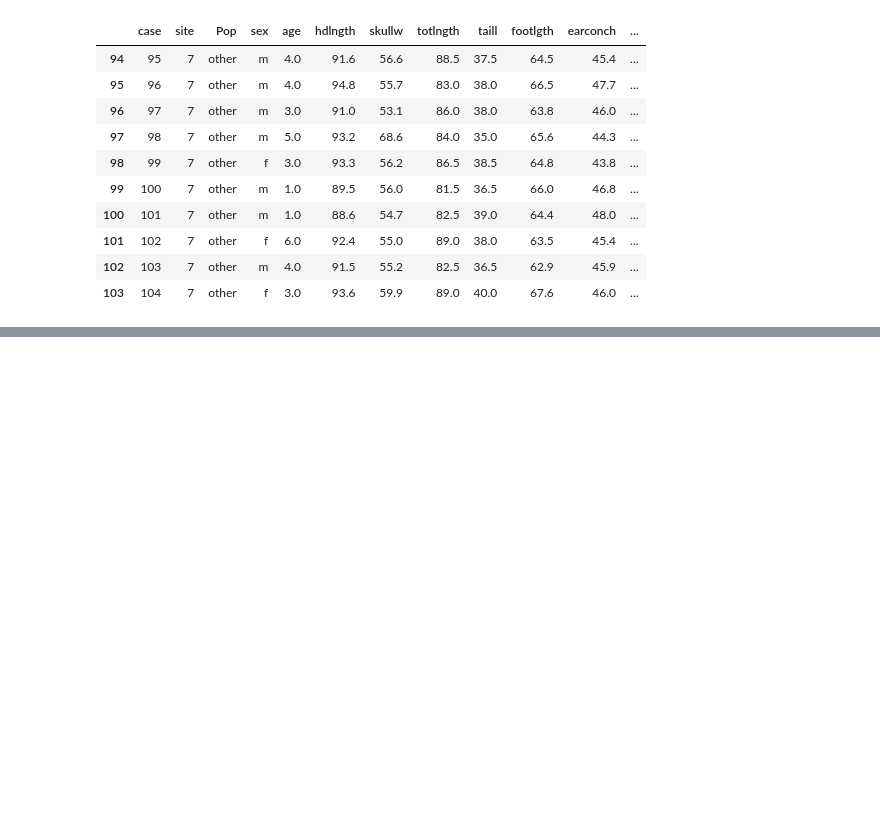
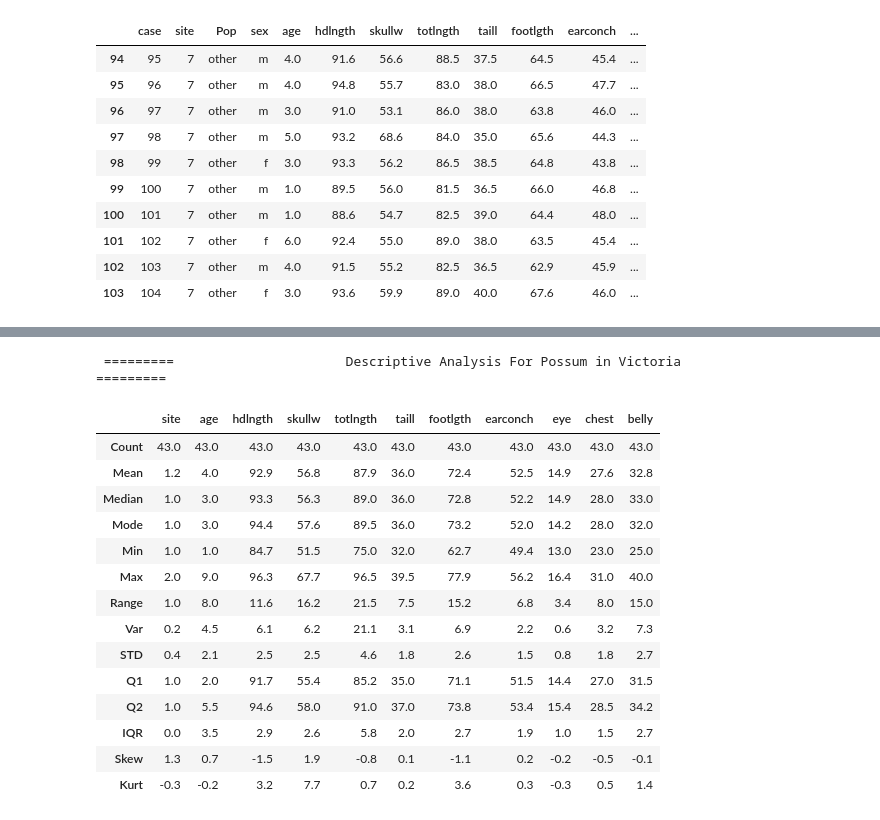
Before and after one commit to Tee-AiEng/Data_and_Data_analysis, a Jupyter notebook: week_8/dataset_analysis.ipynb, the cells around one changed output, grey strips where cells are left out. Saved outputs shown, nothing was run; the diff lists cells and outputs as text; code cells hidden in the pictures; blank space fills up the shorter version.

```diff
--- a/week_8/dataset_analysis.ipynb
+++ b/week_8/dataset_analysis.ipynb
@@ -58,0 +239,3 @@ AttributeError: 'str' object has no attribute 'mean'
+# %%
+df_vic = df[df["Pop"] == "Vic"]
+df_other = df[df["Pop"] == "other"]
@@ -58,0 +272,20 @@ AttributeError: 'str' object has no attribute 'mean'
+# %%
+print("\n =========\t\t\tDescriptive Analysis For Possum found in Victoria\t\t\t=========")
+create_descriptive_df(df_vic)
+# %% [output]
+ =========                      Descriptive Analysis For Possum in Victoria                     =========
+|  | site | age | hdlngth | skullw | totlngth | taill | footlgth | earconch | eye | chest | belly |
+| Count | 43.0 | 43.0 | 43.0 | 43.0 | 43.0 | 43.0 | 43.0 | 43.0 | 43.0 | 43.0 | 43.0 |
+| Mean | 1.2 | 4.0 | 92.9 | 56.8 | 87.9 | 36.0 | 72.4 | 52.5 | 14.9 | 27.6 | 32.8 |
+| Median | 1.0 | 3.0 | 93.3 | 56.3 | 89.0 | 36.0 | 72.8 | 52.2 | 14.9 | 28.0 | 33.0 |
+| Mode | 1.0 | 3.0 | 94.4 | 57.6 | 89.5 | 36.0 | 73.2 | 52.0 | 14.2 | 28.0 | 32.0 |
+| Min | 1.0 | 1.0 | 84.7 | 51.5 | 75.0 | 32.0 | 62.7 | 49.4 | 13.0 | 23.0 | 25.0 |
+| Max | 2.0 | 9.0 | 96.3 | 67.7 | 96.5 | 39.5 | 77.9 | 56.2 | 16.4 | 31.0 | 40.0 |
+| Range | 1.0 | 8.0 | 11.6 | 16.2 | 21.5 | 7.5 | 15.2 | 6.8 | 3.4 | 8.0 | 15.0 |
+| Var | 0.2 | 4.5 | 6.1 | 6.2 | 21.1 | 3.1 | 6.9 | 2.2 | 0.6 | 3.2 | 7.3 |
+| STD | 0.4 | 2.1 | 2.5 | 2.5 | 4.6 | 1.8 | 2.6 | 1.5 | 0.8 | 1.8 | 2.7 |
+| Q1 | 1.0 | 2.0 | 91.7 | 55.4 | 85.2 | 35.0 | 71.1 | 51.5 | 14.4 | 27.0 | 31.5 |
+| Q2 | 1.0 | 5.5 | 94.6 | 58.0 | 91.0 | 37.0 | 73.8 | 53.4 | 15.4 | 28.5 | 34.2 |
+| IQR | 0.0 | 3.5 | 2.9 | 2.6 | 5.8 | 2.0 | 2.7 | 1.9 | 1.0 | 1.5 | 2.7 |
+| Skew | 1.3 | 0.7 | -1.5 | 1.9 | -0.8 | 0.1 | -1.1 | 0.2 | -0.2 | -0.5 | -0.1 |
+| Kurt | -0.3 | -0.2 | 3.2 | 7.7 | 0.7 | 0.2 | 3.6 | 0.3 | -0.3 | 0.5 | 1.4 |
```
Also changed, not shown: parts of 27 cells of this notebook.
